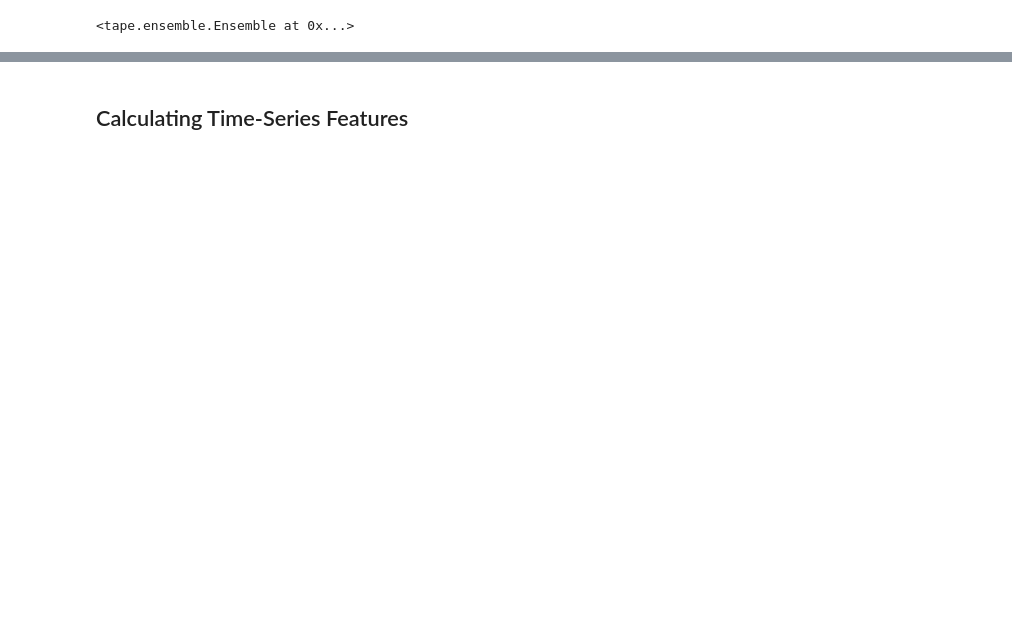
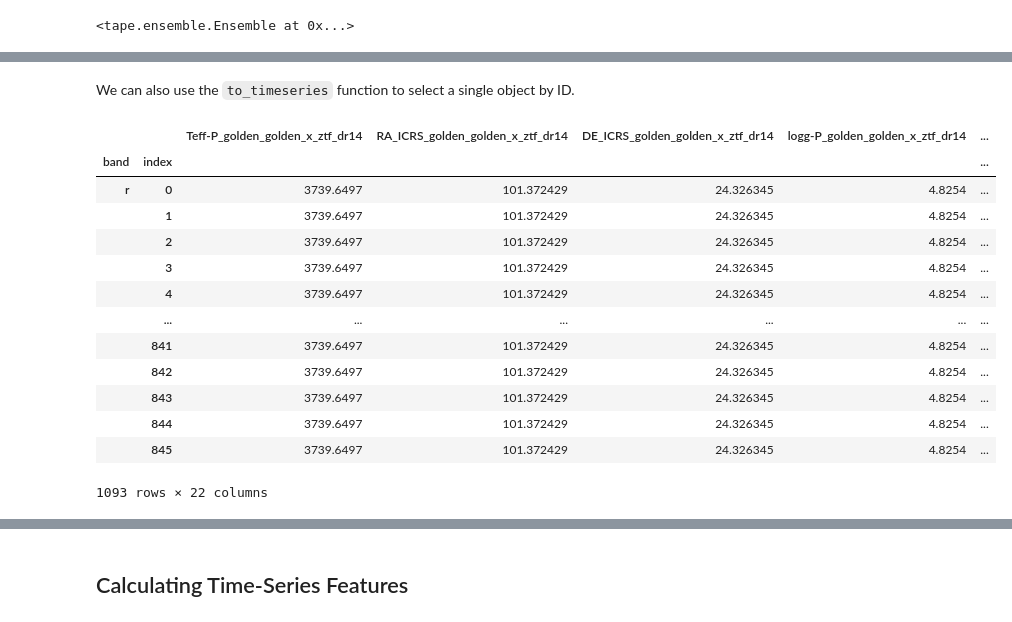
Before and after one commit to lincc-frameworks/MWGaia-DN_Introductory_School, a Jupyter notebook: Notebook_3_Vizier_LSDB_Interaction.ipynb, the cells around one changed output, grey strips where cells are left out. Drawn from its saved outputs; the diff is of its cells as text; code cells hidden in the pictures; blank space fills up the shorter version.

```diff
--- a/Notebook_3_Vizier_LSDB_Interaction.ipynb
+++ b/Notebook_3_Vizier_LSDB_Interaction.ipynb
@@ -438,6 +445,25 @@ Dask Name: tapesourceframe, 2 expressions
+# %% [markdown]
+We can also use the `to_timeseries` function to select a single object by ID.
 # %%
 # TODO: maybe choose a particular object to show the timeseries for
 ts = ens.to_timeseries(6759861235694436352)
+
+ts.data  # the data property holds a Pandas dataframe of the information
+# %% [output]
+|  |  | Teff-P_golden_golden_x_ztf_dr14 | RA_ICRS_golden_golden_x_ztf_dr14 | DE_ICRS_golden_golden_x_ztf_dr14 | logg-P_golden_golden_x_ztf_dr14 | ... |
+| band | index |  |  |  |  | ... |
+| r | 0 | 3739.6497 | 101.372429 | 24.326345 | 4.8254 | ... |
+|  | 1 | 3739.6497 | 101.372429 | 24.326345 | 4.8254 | ... |
+|  | 2 | 3739.6497 | 101.372429 | 24.326345 | 4.8254 | ... |
+|  | 3 | 3739.6497 | 101.372429 | 24.326345 | 4.8254 | ... |
+|  | 4 | 3739.6497 | 101.372429 | 24.326345 | 4.8254 | ... |
+|  | ... | ... | ... | ... | ... | ... |
+|  | 841 | 3739.6497 | 101.372429 | 24.326345 | 4.8254 | ... |
+|  | 842 | 3739.6497 | 101.372429 | 24.326345 | 4.8254 | ... |
+|  | 843 | 3739.6497 | 101.372429 | 24.326345 | 4.8254 | ... |
+|  | 844 | 3739.6497 | 101.372429 | 24.326345 | 4.8254 | ... |
+|  | 845 | 3739.6497 | 101.372429 | 24.326345 | 4.8254 | ... |
+1093 rows × 22 columns
 # %%
 rband = ts.data[ts.band=='r']
 
```
Also changed, not shown: parts of 20 cells of this notebook.
